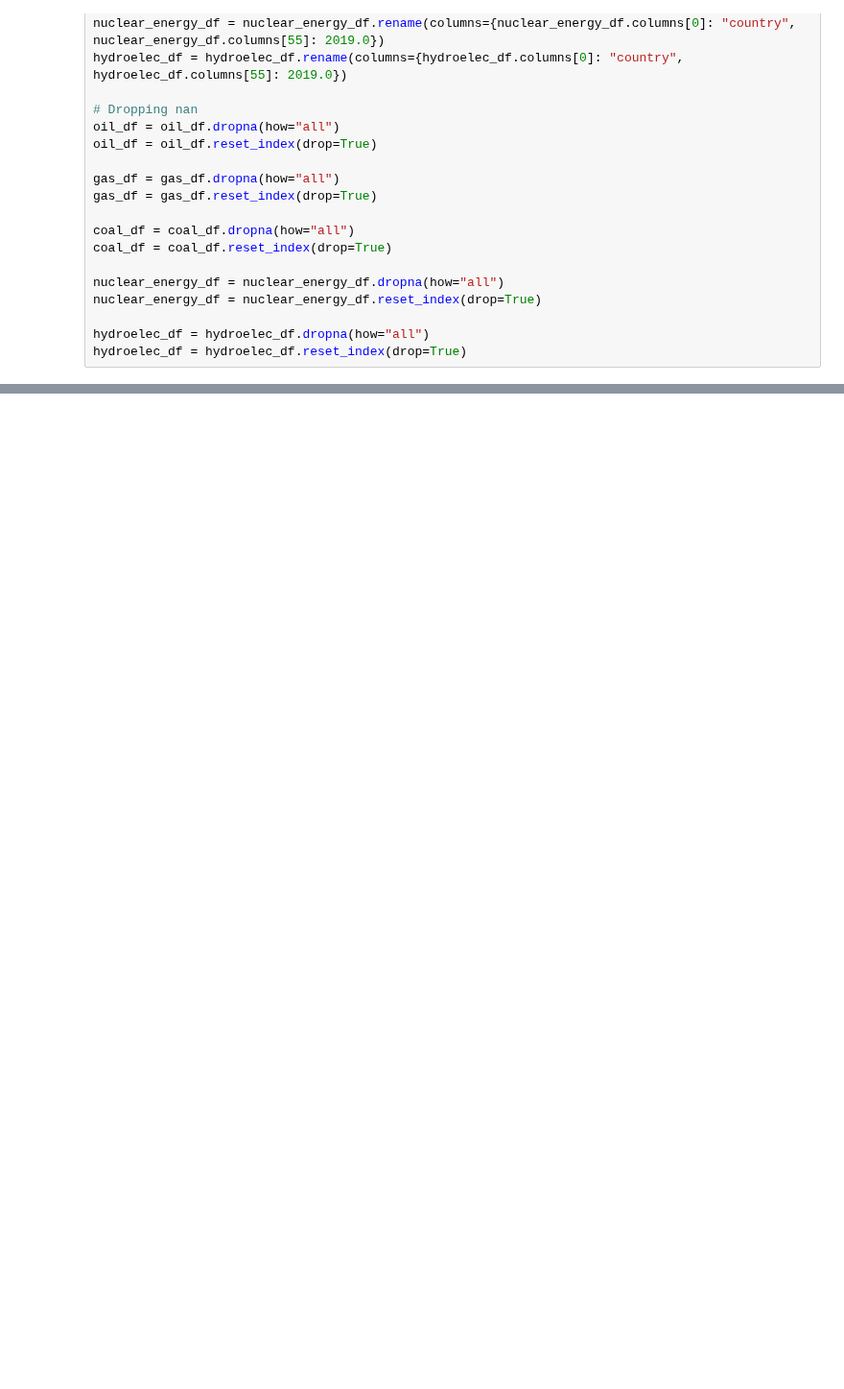
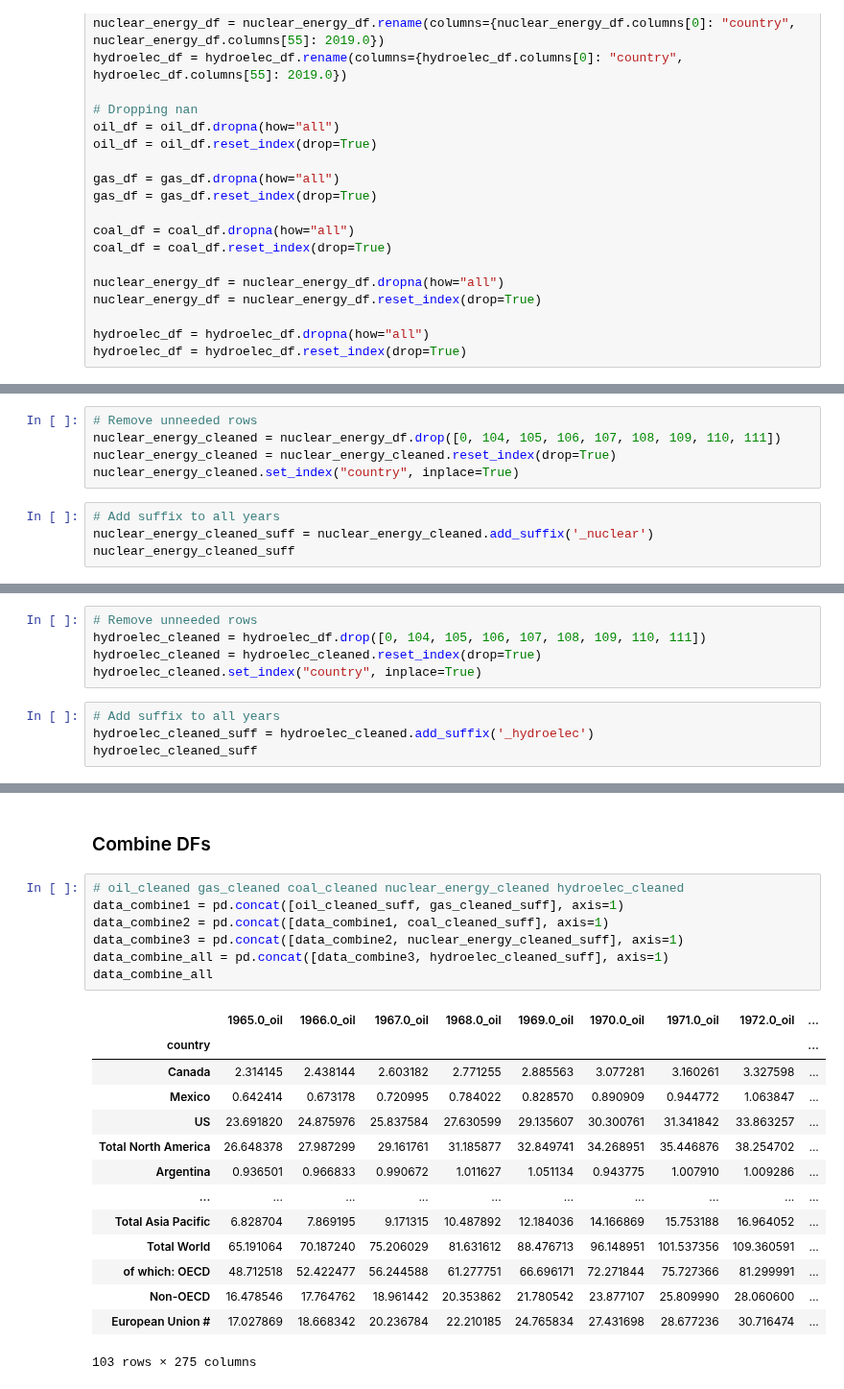
Before and after one commit to yuyhong23/One-Hot_Future, a Jupyter notebook: data_cleaning_part2.ipynb, the cells around one changed output, grey strips where cells are left out. Shown at 96% size. Drawn from its saved outputs; the diff is of its cells as text; blank space fills up the shorter version.

```diff
--- a/data_cleaning_part2.ipynb
+++ b/data_cleaning_part2.ipynb
@@ -330,0 +458,9 @@ display(nuclear_energy_df.tail(10))
+# %%
+# Remove unneeded rows
+nuclear_energy_cleaned = nuclear_energy_df.drop([0, 104, 105, 106, 107, 108, 109, 110, 111])
+nuclear_energy_cleaned = nuclear_energy_cleaned.reset_index(drop=True)
+nuclear_energy_cleaned.set_index("country", inplace=True)
+# %%
+# Add suffix to all years
+nuclear_energy_cleaned_suff = nuclear_energy_cleaned.add_suffix('_nuclear')
+nuclear_energy_cleaned_suff
@@ -333,0 +503,9 @@ display(hydroelec_df.tail(10))
+# %%
+# Remove unneeded rows
+hydroelec_cleaned = hydroelec_df.drop([0, 104, 105, 106, 107, 108, 109, 110, 111])
+hydroelec_cleaned = hydroelec_cleaned.reset_index(drop=True)
+hydroelec_cleaned.set_index("country", inplace=True)
+# %%
+# Add suffix to all years
+hydroelec_cleaned_suff = hydroelec_cleaned.add_suffix('_hydroelec')
+hydroelec_cleaned_suff
@@ -333,0 +527,24 @@ display(hydroelec_df.tail(10))
+# %% [markdown]
+### Combine DFs
+# %%
+# oil_cleaned gas_cleaned coal_cleaned nuclear_energy_cleaned hydroelec_cleaned
+data_combine1 = pd.concat([oil_cleaned_suff, gas_cleaned_suff], axis=1)
+data_combine2 = pd.concat([data_combine1, coal_cleaned_suff], axis=1)
+data_combine3 = pd.concat([data_combine2, nuclear_energy_cleaned_suff], axis=1)
+data_combine_all = pd.concat([data_combine3, hydroelec_cleaned_suff], axis=1)
+data_combine_all
+# %% [output]
+|  | 1965.0_oil | 1966.0_oil | 1967.0_oil | 1968.0_oil | 1969.0_oil | 1970.0_oil | 1971.0_oil | 1972.0_oil | ... |
+| country |  |  |  |  |  |  |  |  | ... |
+| Canada | 2.314145 | 2.438144 | 2.603182 | 2.771255 | 2.885563 | 3.077281 | 3.160261 | 3.327598 | ... |
+| Mexico | 0.642414 | 0.673178 | 0.720995 | 0.784022 | 0.828570 | 0.890909 | 0.944772 | 1.063847 | ... |
+| US | 23.691820 | 24.875976 | 25.837584 | 27.630599 | 29.135607 | 30.300761 | 31.341842 | 33.863257 | ... |
+| Total North America | 26.648378 | 27.987299 | 29.161761 | 31.185877 | 32.849741 | 34.268951 | 35.446876 | 38.254702 | ... |
+| Argentina | 0.936501 | 0.966833 | 0.990672 | 1.011627 | 1.051134 | 0.943775 | 1.007910 | 1.009286 | ... |
+| ... | ... | ... | ... | ... | ... | ... | ... | ... | ... |
+| Total Asia Pacific | 6.828704 | 7.869195 | 9.171315 | 10.487892 | 12.184036 | 14.166869 | 15.753188 | 16.964052 | ... |
+| Total World | 65.191064 | 70.187240 | 75.206029 | 81.631612 | 88.476713 | 96.148951 | 101.537356 | 109.360591 | ... |
+| of which: OECD | 48.712518 | 52.422477 | 56.244588 | 61.277751 | 66.696171 | 72.271844 | 75.727366 | 81.299991 | ... |
+| Non-OECD | 16.478546 | 17.764762 | 18.961442 | 20.353862 | 21.780542 | 23.877107 | 25.809990 | 28.060600 | ... |
+| European Union # | 17.027869 | 18.668342 | 20.236784 | 22.210185 | 24.765834 | 27.431698 | 28.677236 | 30.716474 | ... |
+103 rows × 275 columns
```
Also changed, not shown: parts of 35 cells of this notebook.
